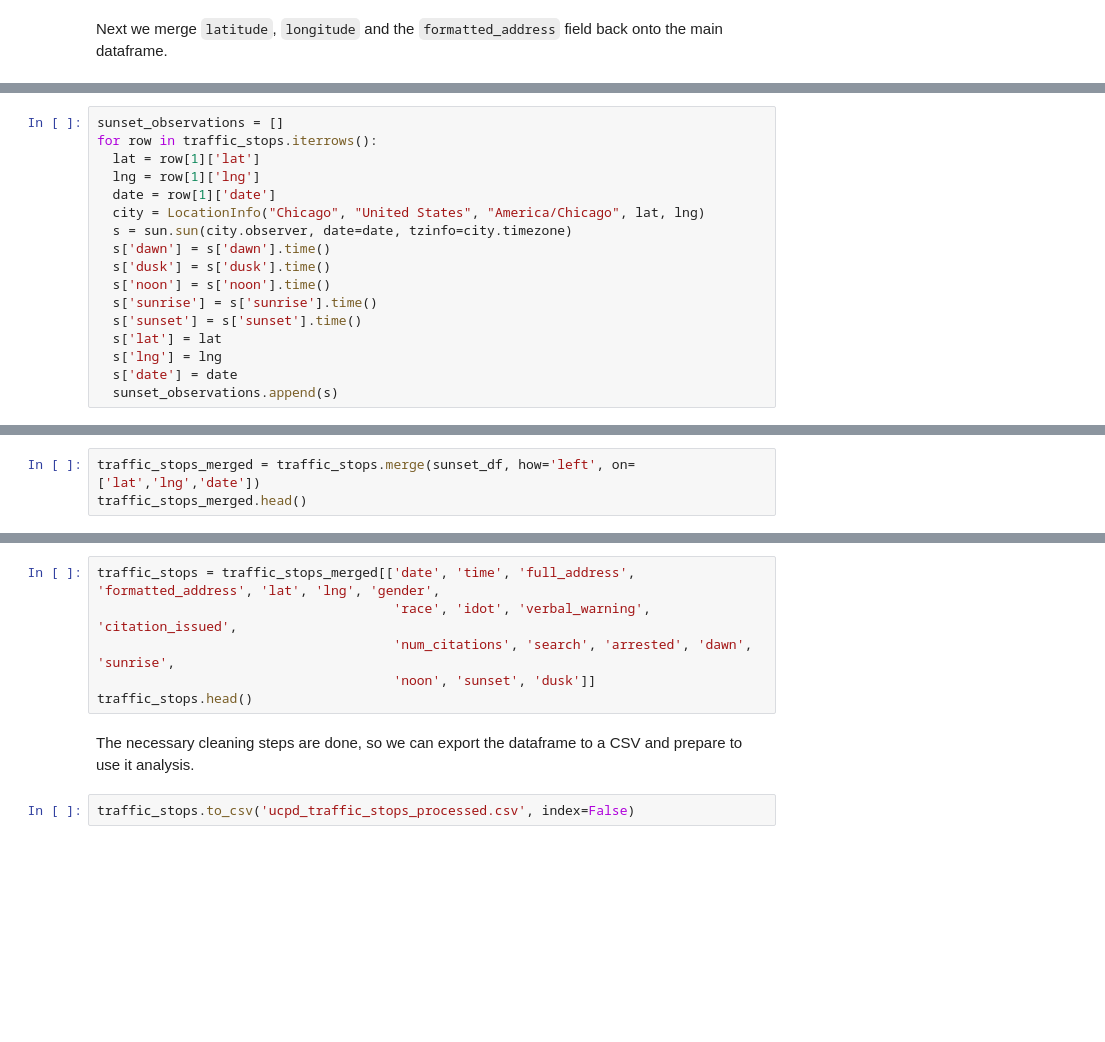
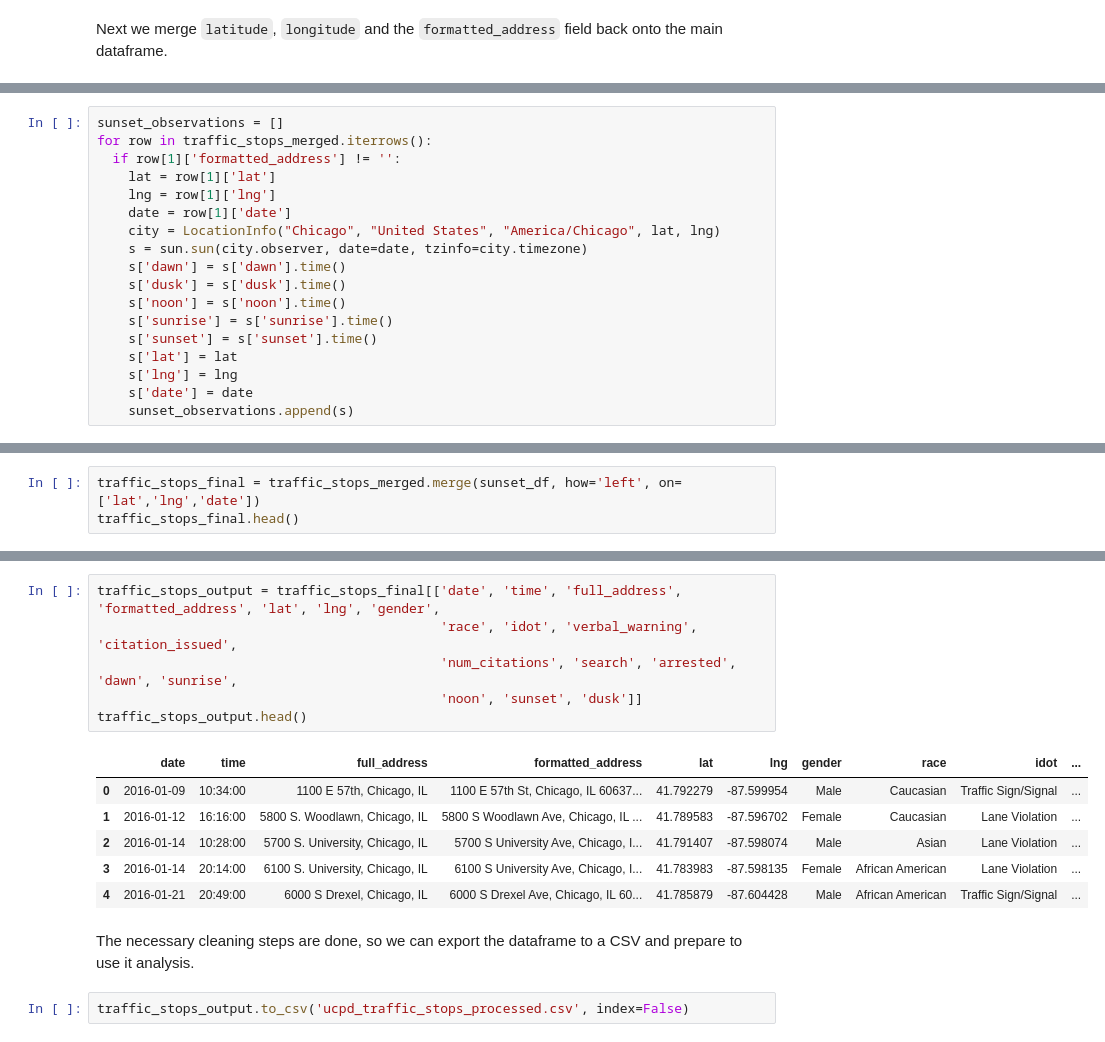
Before and after one commit to alecmacmillen/ucpd, a Jupyter notebook: src/process/UCPD_Traffic_Stops_Processing.ipynb, the cells around one changed output, grey strips where cells are left out. Drawn from its saved outputs; the diff is of its cells as text; blank space fills up the shorter version.

```diff
--- a/src/process/UCPD_Traffic_Stops_Processing.ipynb
+++ b/src/process/UCPD_Traffic_Stops_Processing.ipynb
@@ -482,17 +487,18 @@ Now we need to use the GPS coordinates we gathered in the previous step along wi
 # %%
 sunset_observations = []
-for row in traffic_stops.iterrows():
-  lat = row[1]['lat']
-  lng = row[1]['lng']
-  date = row[1]['date']
-  city = LocationInfo("Chicago", "United States", "America/Chicago", lat, lng)
-  s = sun.sun(city.observer, date=date, tzinfo=city.timezone)
-  s['dawn'] = s['dawn'].time()
-  s['dusk'] = s['dusk'].time()
-  s['noon'] = s['noon'].time()
-  s['sunrise'] = s['sunrise'].time()
-  s['sunset'] = s['sunset'].time()
-  s['lat'] = lat
-  s['lng'] = lng
-  s['date'] = date
-  sunset_observations.append(s)
+for row in traffic_stops_merged.iterrows():
+  if row[1]['formatted_address'] != '':
+    lat = row[1]['lat']
+    lng = row[1]['lng']
+    date = row[1]['date']
+    city = LocationInfo("Chicago", "United States", "America/Chicago", lat, lng)
+    s = sun.sun(city.observer, date=date, tzinfo=city.timezone)
+    s['dawn'] = s['dawn'].time()
+    s['dusk'] = s['dusk'].time()
+    s['noon'] = s['noon'].time()
+    s['sunrise'] = s['sunrise'].time()
+    s['sunset'] = s['sunset'].time()
+    s['lat'] = lat
+    s['lng'] = lng
+    s['date'] = date
+    sunset_observations.append(s)
@@ -504,3 +515,3 @@ sunset_df.head()
 # %%
-traffic_stops_merged = traffic_stops.merge(sunset_df, how='left', on=['lat','lng','date'])
-traffic_stops_merged.head()
+traffic_stops_final = traffic_stops_merged.merge(sunset_df, how='left', on=['lat','lng','date'])
+traffic_stops_final.head()
@@ -507,10 +525,17 @@ traffic_stops_merged.head()
 # %%
-traffic_stops = traffic_stops_merged[['date', 'time', 'full_address', 'formatted_address', 'lat', 'lng', 'gender',
-                                      'race', 'idot', 'verbal_warning', 'citation_issued',
-                                      'num_citations', 'search', 'arrested', 'dawn', 'sunrise',
-                                      'noon', 'sunset', 'dusk']]
-traffic_stops.head()
+traffic_stops_output = traffic_stops_final[['date', 'time', 'full_address', 'formatted_address', 'lat', 'lng', 'gender',
+                                            'race', 'idot', 'verbal_warning', 'citation_issued',
+                                            'num_citations', 'search', 'arrested', 'dawn', 'sunrise',
+                                            'noon', 'sunset', 'dusk']]
+traffic_stops_output.head()
+# %% [output]
+|  | date | time | full_address | formatted_address | lat | lng | gender | race | idot | ... |
+| 0 | 2016-01-09 | 10:34:00 | 1100 E 57th, Chicago, IL | 1100 E 57th St, Chicago, IL 60637... | 41.792279 | -87.599954 | Male | Caucasian | Traffic Sign/Signal | ... |
+| 1 | 2016-01-12 | 16:16:00 | 5800 S. Woodlawn, Chicago, IL | 5800 S Woodlawn Ave, Chicago, IL ... | 41.789583 | -87.596702 | Female | Caucasian | Lane Violation | ... |
+| 2 | 2016-01-14 | 10:28:00 | 5700 S. University, Chicago, IL | 5700 S University Ave, Chicago, I... | 41.791407 | -87.598074 | Male | Asian | Lane Violation | ... |
+| 3 | 2016-01-14 | 20:14:00 | 6100 S. University, Chicago, IL | 6100 S University Ave, Chicago, I... | 41.783983 | -87.598135 | Female | African American | Lane Violation | ... |
+| 4 | 2016-01-21 | 20:49:00 | 6000 S Drexel, Chicago, IL | 6000 S Drexel Ave, Chicago, IL 60... | 41.785879 | -87.604428 | Male | African American | Traffic Sign/Signal | ... |
 # %% [markdown]
 The necessary cleaning steps are done, so we can export the dataframe to a CSV and prepare to use it analysis.
 # %%
-traffic_stops.to_csv('ucpd_traffic_stops_processed.csv', index=False)
+traffic_stops_output.to_csv('ucpd_traffic_stops_processed.csv', index=False)
```
Also changed, not shown: parts of 17 cells of this notebook, 1 other file.
